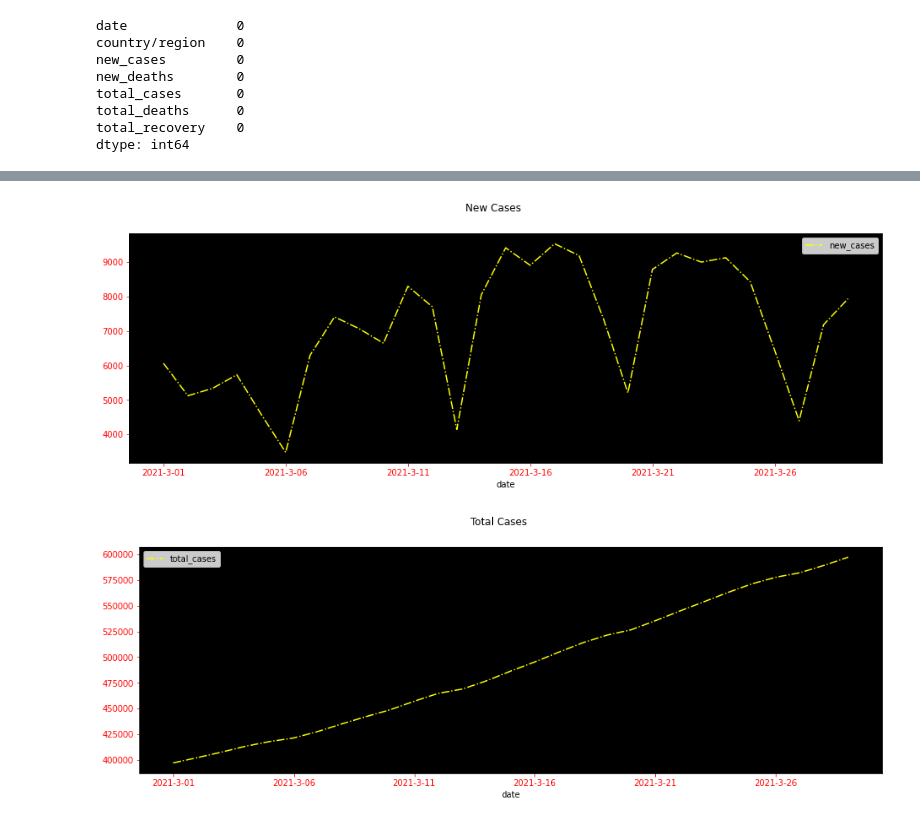
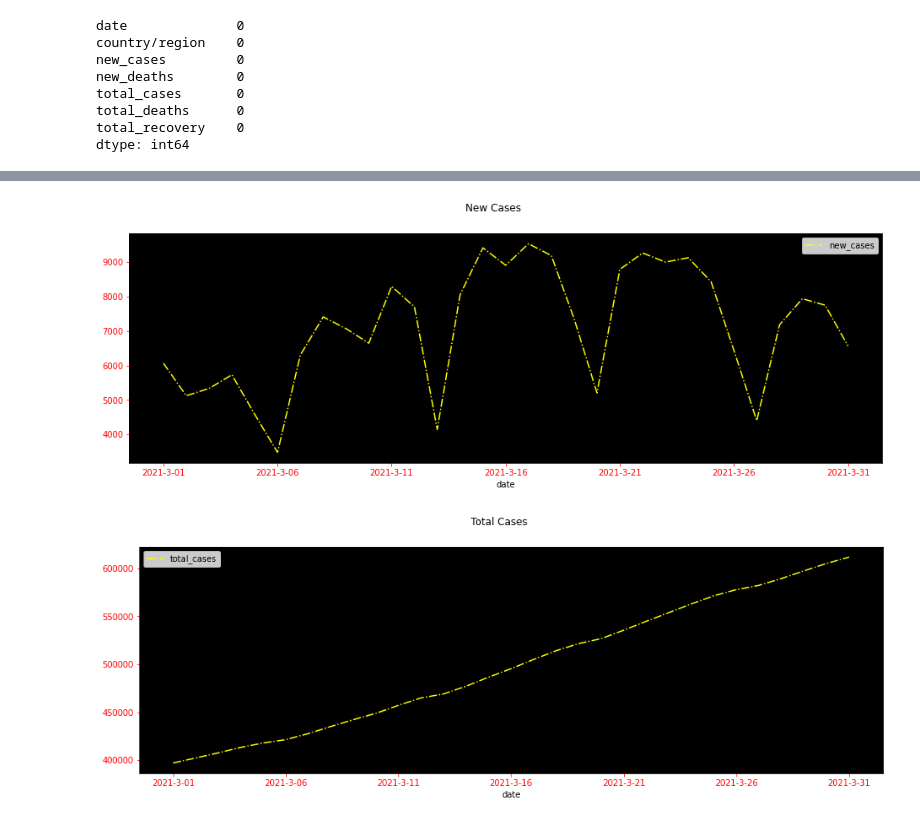
Before and after one commit to iiabdulrazak/silver-scraper, a Jupyter notebook: notebooks/visData.ipynb, the cells around one changed output, grey strips where cells are left out. Saved outputs shown, nothing was run; the diff lists cells and outputs as text; code cells hidden in the pictures.

```diff
--- a/notebooks/visData.ipynb
+++ b/notebooks/visData.ipynb
@@ -105,21 +107,21 @@ memory usage: 1.7+ KB
 # %%
 graphD = genData.set_index('date')
 # %%
-graphData = graphD.loc['2021-3-01' :'2021-3-29'][['new_cases']].plot(color=['yellow'],kind='line',figsize=(16,5), linestyle='-.')
+graphData = graphD.loc['2021-3-01' :'2021-3-31'][['new_cases']].plot(color=['yellow'],kind='line',figsize=(16,5), linestyle='-.')
 graphData.set_facecolor('black')
 graphData.tick_params(axis='x', colors='red')
 graphData.tick_params(axis='y', colors='red')
 plt.suptitle('New Cases')
 plt.show()
 # %% [output]
-[figure, old version]
+[figure, new version]
 # %%
-graphData = graphD.loc['2021-3-01' :'2021-3-29'][['total_cases']].plot(color=['yellow'],kind='line',figsize=(16,5), linestyle='-.')
+graphData = graphD.loc['2021-3-01' :'2021-3-31'][['total_cases']].plot(color=['yellow'],kind='line',figsize=(16,5), linestyle='-.')
 graphData.set_facecolor('black')
 graphData.tick_params(axis='x', colors='red')
 graphData.tick_params(axis='y', colors='red')
 plt.suptitle('Total Cases')
 plt.show()
 # %% [output]
-[figure, old version]
+[figure, new version]
 # %%
```
Also changed, not shown: parts of 7 cells of this notebook.
